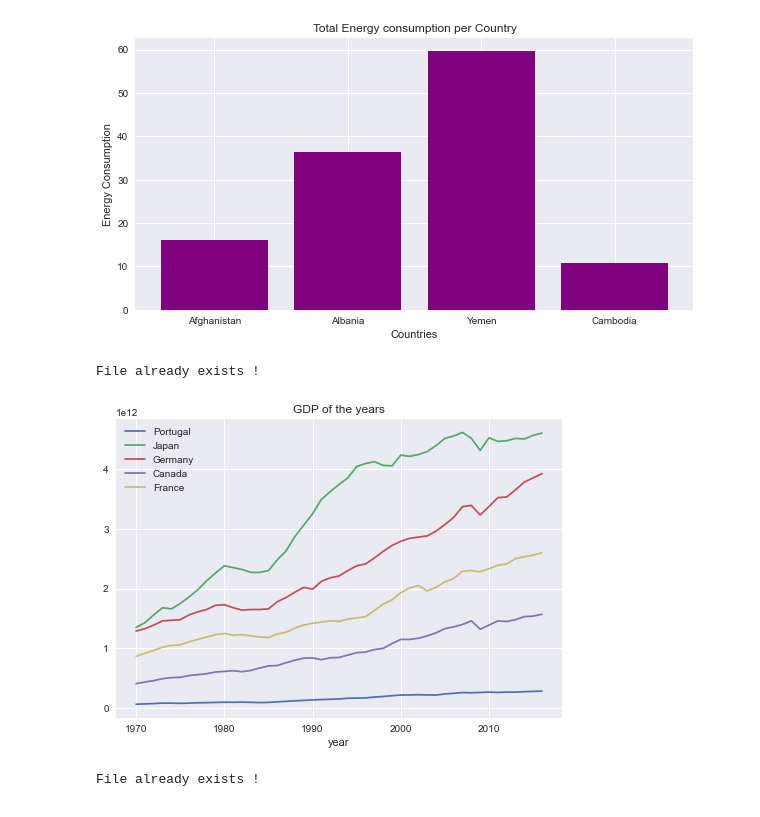
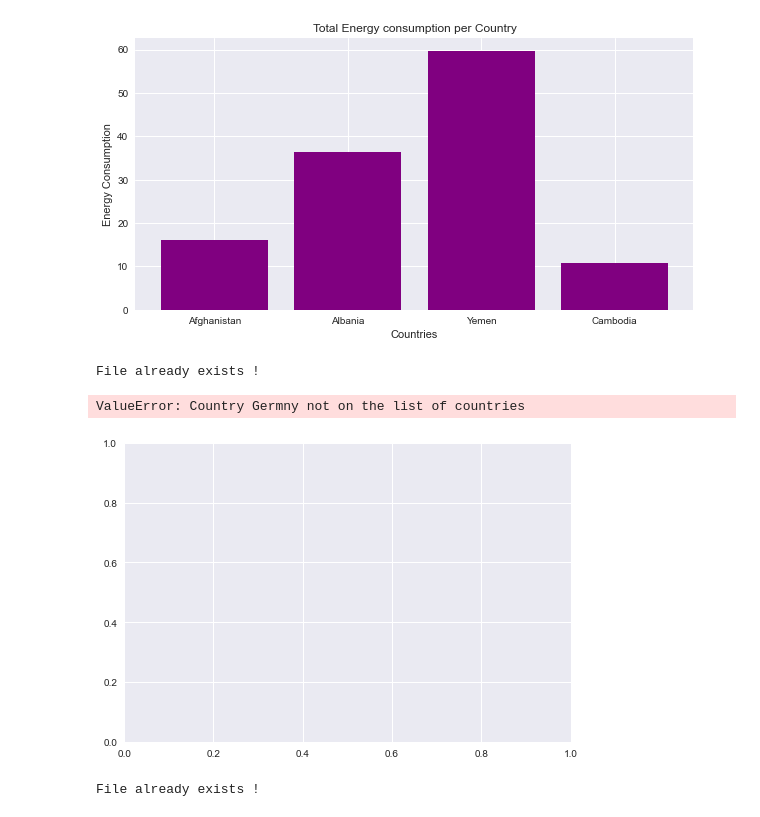
Before and after one commit to Milkafreak/Group_05, a Jupyter notebook: Day_1.ipynb, the cells around one changed output. Drawn from its saved outputs; the diff is of its cells as text; code cells hidden in the pictures.

```diff
--- a/Day_1.ipynb
+++ b/Day_1.ipynb
@@ -89,6 +89,9 @@ class Energy:
         loca = []
         val = []
         for country in countries:
+            if country not in FDF["country"].tolist():
+                raise ValueError(f"Country {country} not on the list of countries")
+                return
             e = FDF[FDF["country"] == country]["TOTAL_energy_consumption"].values[0]
             loca.append(country)
             val.append(e)
@@ -127,11 +130,20 @@ class Energy:
         """
 
         figure, axis = plt.subplots()
+        temp = []
+        flag = 0
         for country in countries:
-            temp = gdp_DF[gdp_DF["country"] == country]
-            temp.plot(ax = axis, x = "year", y = "gdp", label = country\
-                     ,title = "GDP of the years")
-        plt.show()
+            if country not in gdp_DF["country"].tolist():
+                raise ValueError(f"Country {country} not on the list of countries")
+                flag = 1
+                break
+            temp.append(gdp_DF[gdp_DF["country"] == country])
+            #temp = gdp_DF[gdp_DF["country"] == country]
+        if flag == 0:
+            for element in temp:
+                element.plot(ax = axis, x = "year", y = "gdp", label = country\
+                         ,title = "GDP of the years")
+            #plt.show()
 
     #METHOD 6
     def gapminder(self, year: int):
@@ -182,10 +194,11 @@ x.energy_compare(["Afghanistan", "Albania", "Yemen", "Cambodia"])
 File already exists !
 [figure]
 # %%
-x.gdp_compare(["Portugal", "Japan", "Germany", "Canada", "France"])
+x.gdp_compare(["Tunisia", "Japan", "Germny", "Canada", "France"])
 # %% [output]
 File already exists !
+ValueError: Country Germny not on the list of countries
-[figure, old version]
+[figure, new version]
 # %%
 x.gapminder(2007)
 # %% [output]
```
